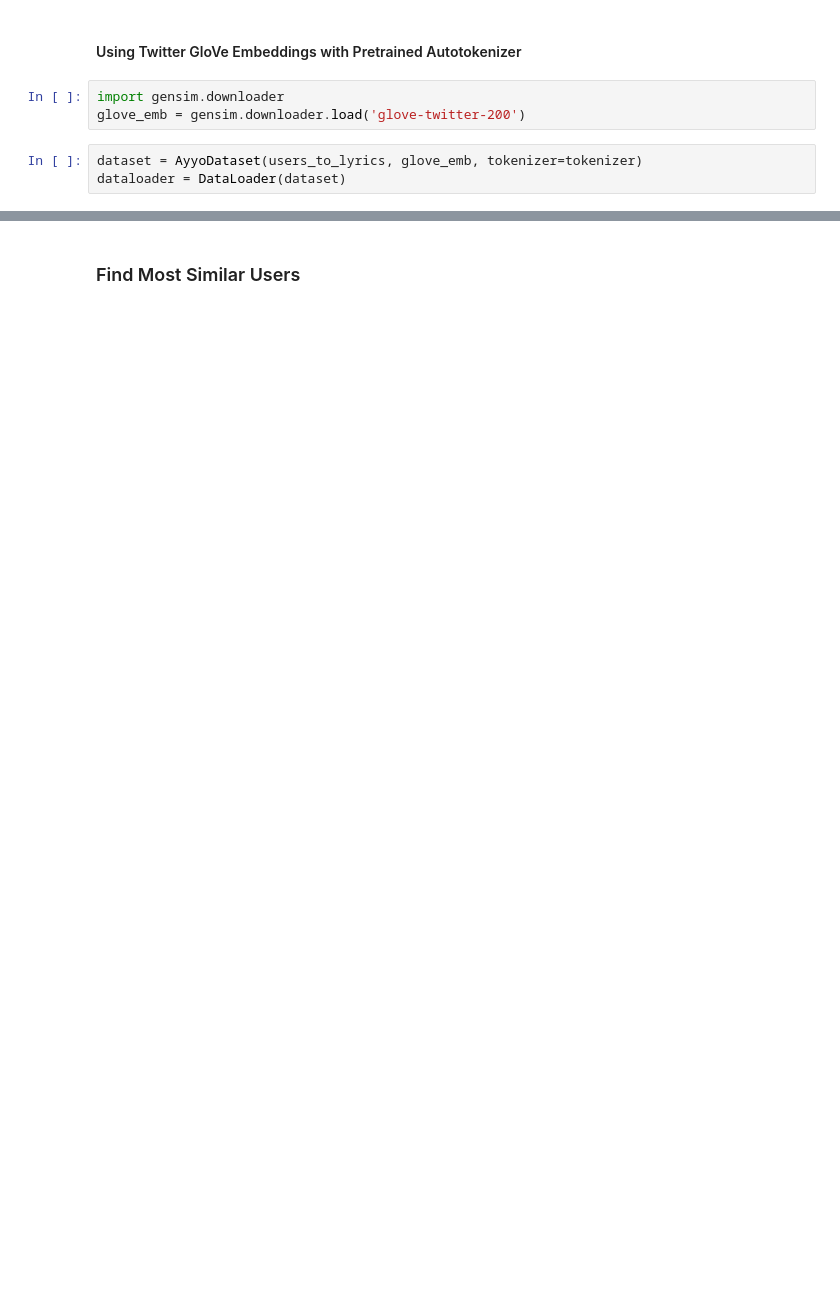
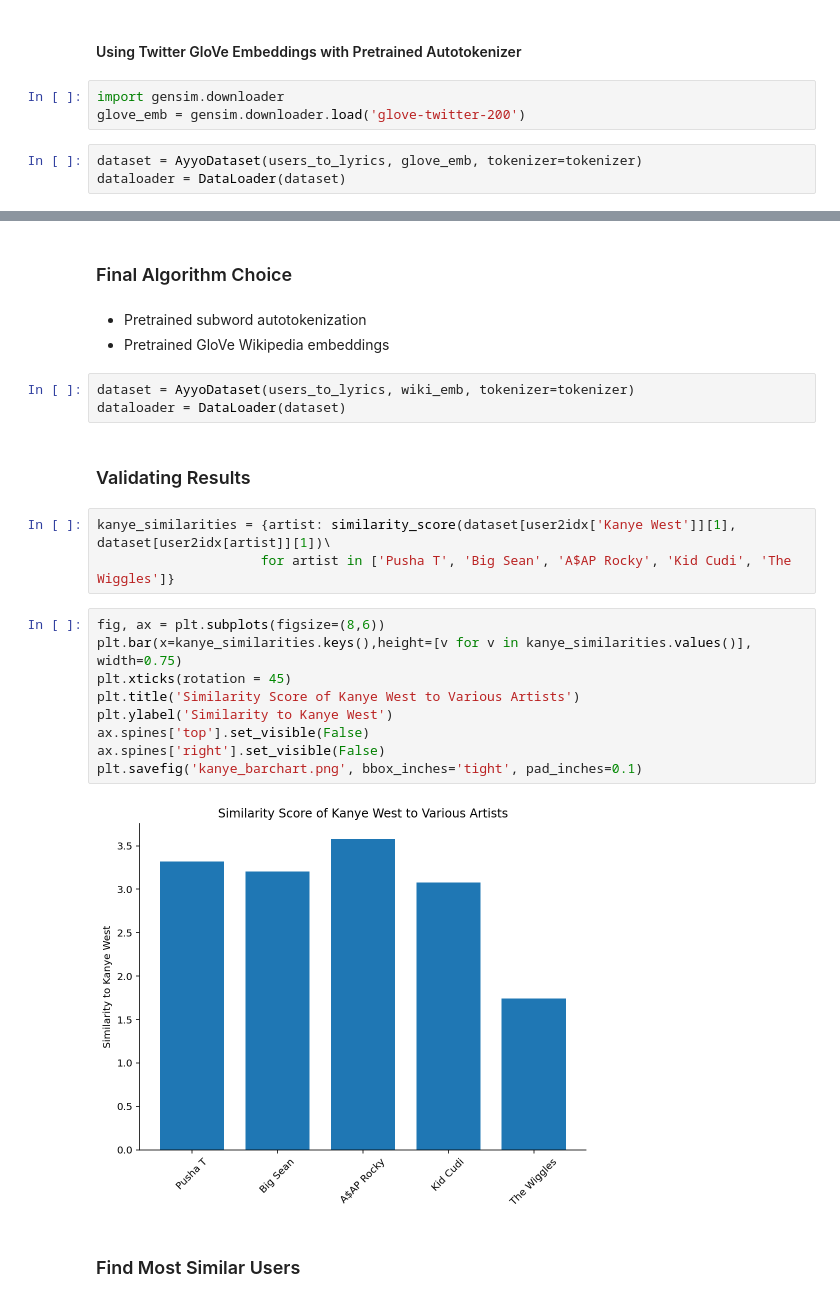
Before and after one commit to martiheit/ayyo_user_similarity, a Jupyter notebook: final.ipynb, the cells around one changed output, grey strips where cells are left out. Saved outputs shown, nothing was run; the diff lists cells and outputs as text; blank space fills up the shorter version.

```diff
--- a/final.ipynb
+++ b/final.ipynb
@@ -217,2 +301,26 @@ Similarity score between mateen_saifyan and emmamnrainer is 0.25985467433929443
+# %% [markdown]
+### Final Algorithm Choice
+# %% [markdown]
+- Pretrained subword autotokenization
+- Pretrained GloVe Wikipedia embeddings
+# %%
+dataset = AyyoDataset(users_to_lyrics, wiki_emb, tokenizer=tokenizer)
+dataloader = DataLoader(dataset)
+# %% [markdown]
+### Validating Results
+# %%
+kanye_similarities = {artist: similarity_score(dataset[user2idx['Kanye West']][1], dataset[user2idx[artist]][1])\
+                     for artist in ['Pusha T', 'Big Sean', 'A$AP Rocky', 'Kid Cudi', 'The Wiggles']}
+# %%
+fig, ax = plt.subplots(figsize=(8,6))
+plt.bar(x=kanye_similarities.keys(),height=[v for v in kanye_similarities.values()], width=0.75)
+plt.xticks(rotation = 45)
+plt.title('Similarity Score of Kanye West to Various Artists')
+plt.ylabel('Similarity to Kanye West')
+ax.spines['top'].set_visible(False)
+ax.spines['right'].set_visible(False)
+plt.savefig('kanye_barchart.png', bbox_inches='tight', pad_inches=0.1)
+# %% [output]
+[figure, added]
 # %% [markdown]
 ### Find Most Similar Users
```
Also changed, not shown: parts of 45 cells of this notebook, 3 other files.
